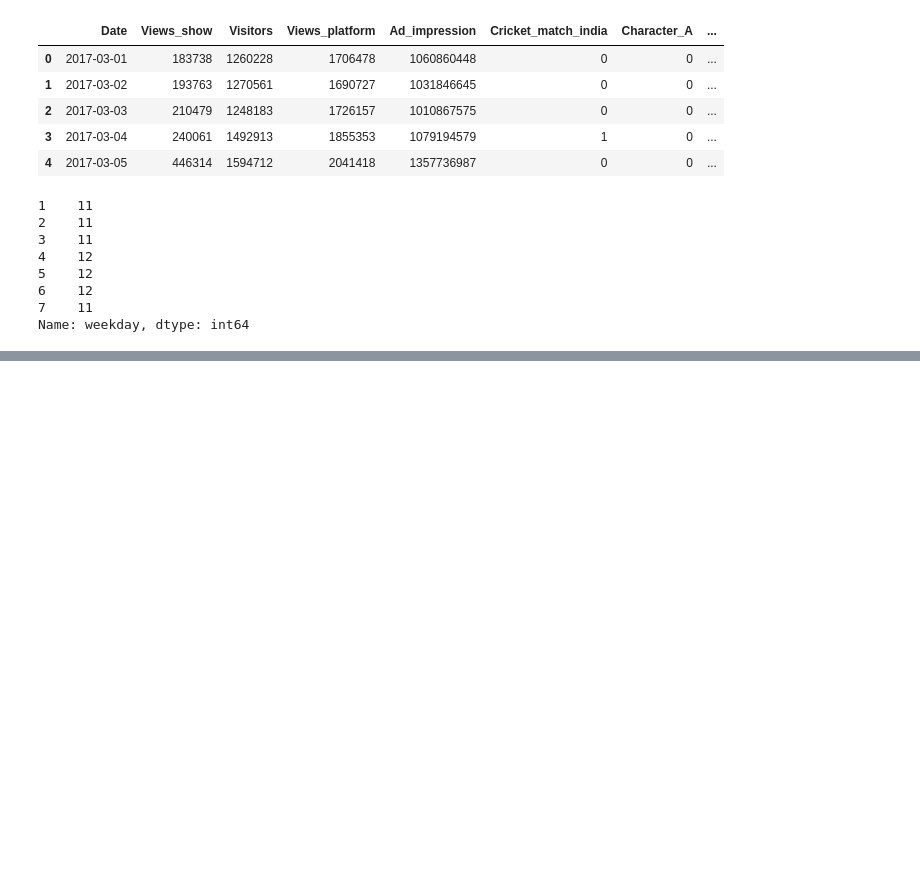
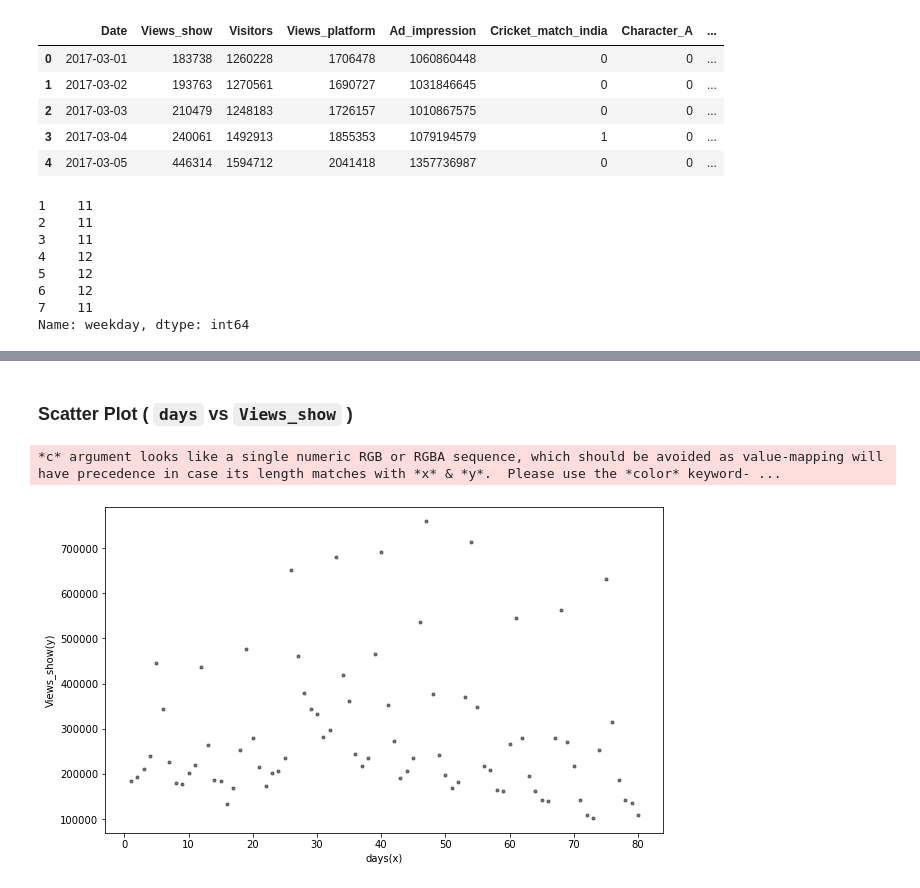
Before and after one commit to vivekkum-ar/Media-Company-Linear-Regression, a Jupyter notebook: Media-Company-Case-Study.ipynb, the cells around one changed output, grey strips where cells are left out. Cells and saved outputs as stored; diff of their text form; code cells hidden in the pictures; blank space fills up the shorter version.

```diff
--- a/Media-Company-Case-Study.ipynb
+++ b/Media-Company-Case-Study.ipynb
@@ -143,0 +165,14 @@ Name: weekday, dtype: int64
+# %% [markdown]
+### Scatter Plot ( <code>days</code> vs <code>Views_show</code> )
+# %%
+colors = (0,0,0)
+area = np.pi*3
+plt.figure(figsize=(10, 6))
+plt.scatter(media.day, media.Views_show, s=area, c=colors, alpha=0.5)
+# plt.title('Scatter plot pythonspot.com')
+plt.xlabel("days(x)")
+plt.ylabel("Views_show(y)")
+plt.show()
+# %% [output]
+*c* argument looks like a single numeric RGB or RGBA sequence, which should be avoided as value-mapping will have precedence in case its length matches with *x* & *y*.  Please use the *color* keyword- ...
+[figure, added]
```
Also changed, not shown: parts of 4 cells of this notebook, 1 other file.
